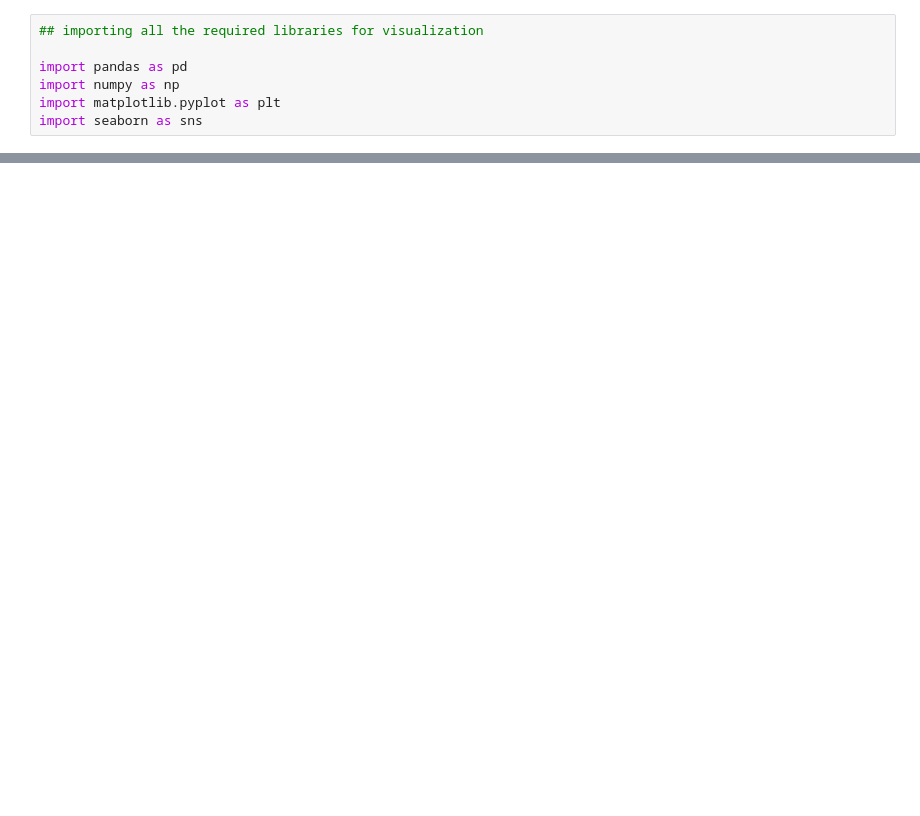
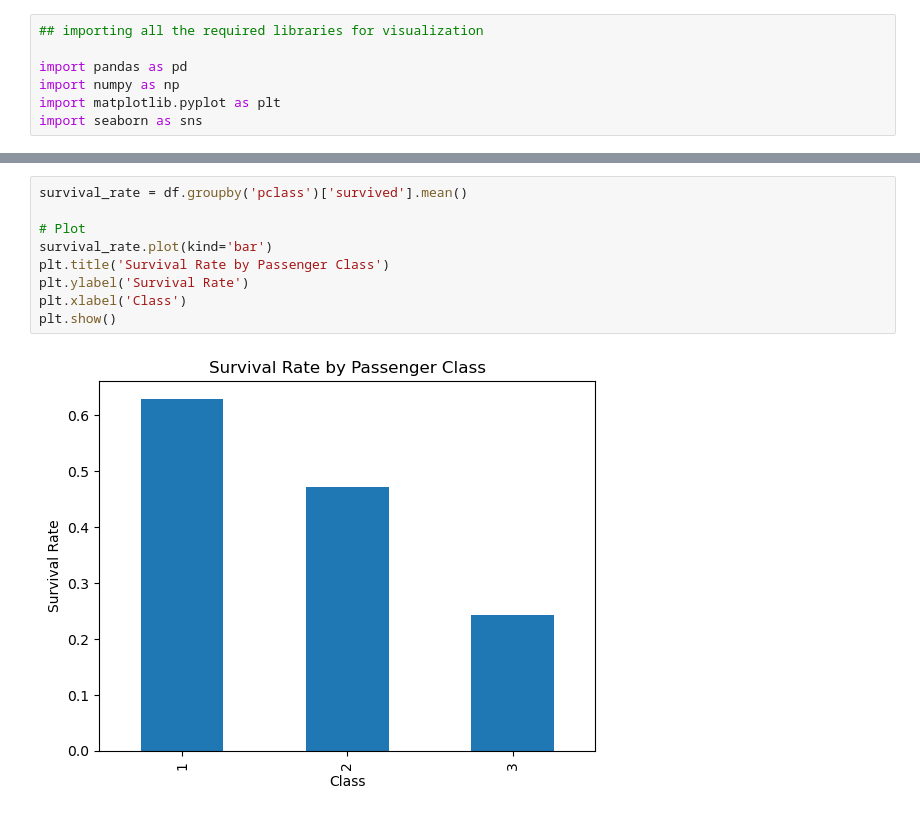
Before and after one commit to arunPdl02/TitanicVisualization, a Jupyter notebook: titanic dataset visualization.ipynb, the cells around one changed output, grey strips where cells are left out. Saved outputs shown, nothing was run; the diff lists cells and outputs as text; blank space fills up the shorter version.

```diff
--- a/titanic dataset visualization.ipynb
+++ b/titanic dataset visualization.ipynb
@@ -12,0 +114,11 @@ FileNotFoundError: [Errno 2] No such file or directory: 'titanic.csv'
+# %%
+survival_rate = df.groupby('pclass')['survived'].mean()
+
+# Plot
+survival_rate.plot(kind='bar')
+plt.title('Survival Rate by Passenger Class')
+plt.ylabel('Survival Rate')
+plt.xlabel('Class')
+plt.show()
+# %% [output]
+[figure, added]
```
Also changed, not shown: parts of 15 cells of this notebook, 2 other files.
